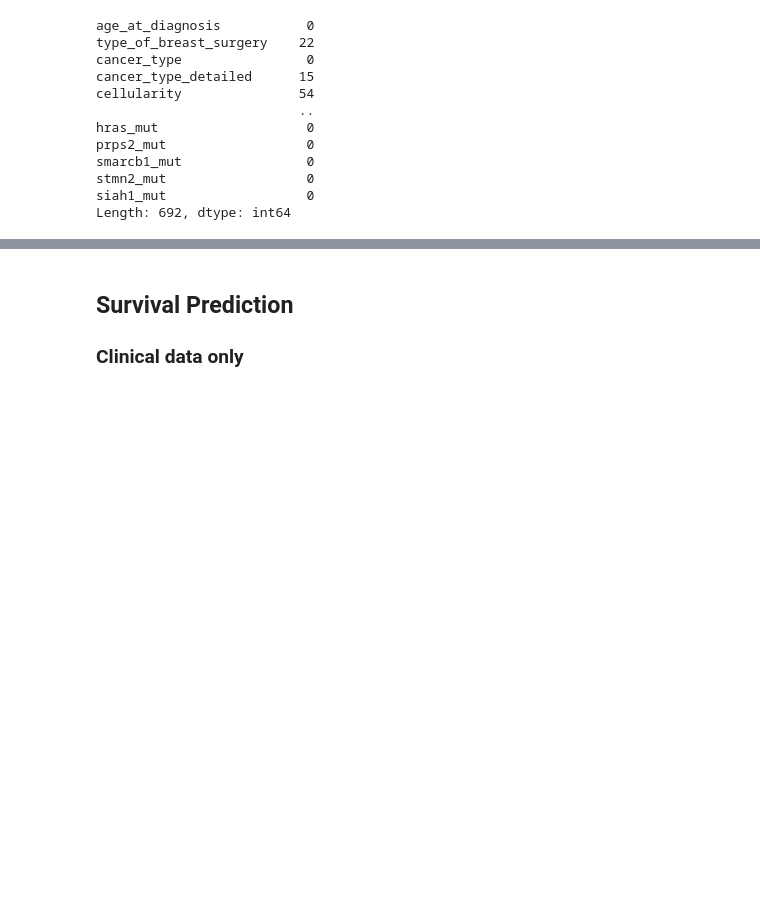
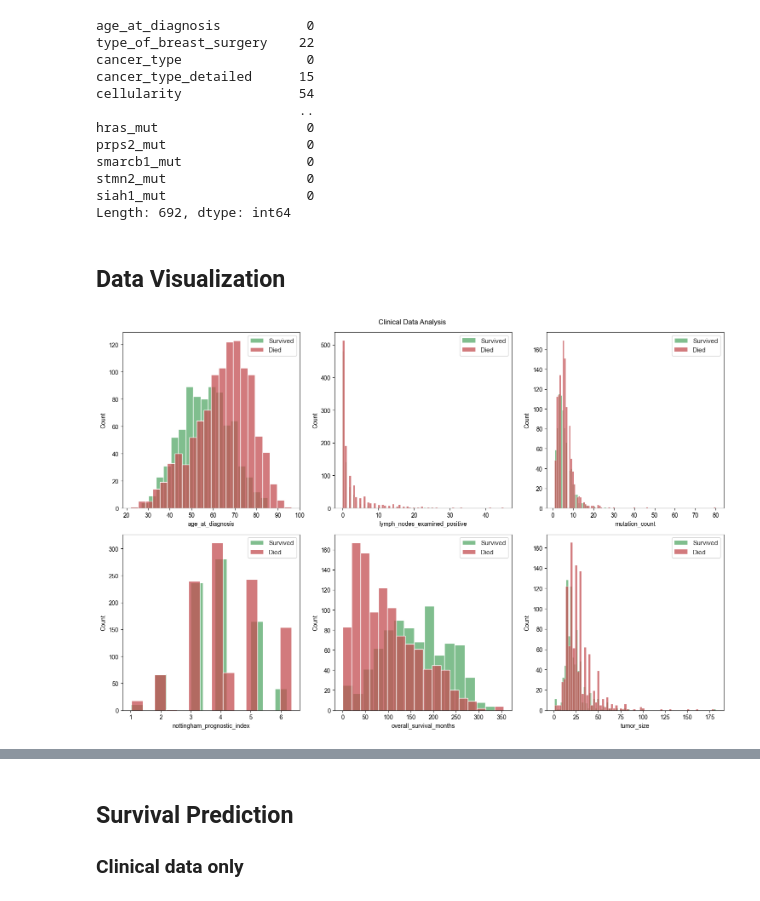
Before and after one commit to marcinbrzezanski/Breast-Cancer-Gene-Expression-Profiles-Analysis-and-Prediction, a Jupyter notebook: METABRIC_Analysis.ipynb, the cells around one changed output, grey strips where cells are left out. Drawn from its saved outputs; the diff is of its cells as text; code cells hidden in the pictures; blank space fills up the shorter version.

```diff
--- a/METABRIC_Analysis.ipynb
+++ b/METABRIC_Analysis.ipynb
@@ -59,3 +60,20 @@ smarcb1_mut                0
 stmn2_mut                  0
 siah1_mut                  0
 Length: 692, dtype: int64
+# %% [markdown]
+## Data Visualization
+# %%
+columns = ['age_at_diagnosis', 'lymph_nodes_examined_positive','mutation_count','nottingham_prognostic_index', 'overall_survival_months', 'tumor_size' ]
+fig, axs = plt.subplots(2, 3, figsize=(15, 10))
+fig.suptitle('Clinical Data Analysis')
+
+sns.set(style="whitegrid")
+
+for i,ax in zip(data[columns].columns,axs.flatten()):
+    sns.histplot(data[i][data['overall_survival']==1], color='g', label = 'Survived',ax=ax)
+    sns.histplot(data[i][data['overall_survival']==0], color='r', label = 'Died',ax=ax)
+    ax.legend(loc='best')
+plt.tight_layout()
+plt.show()
+# %% [output]
+[figure, added]
```
Also changed, not shown: parts of 18 cells of this notebook.
